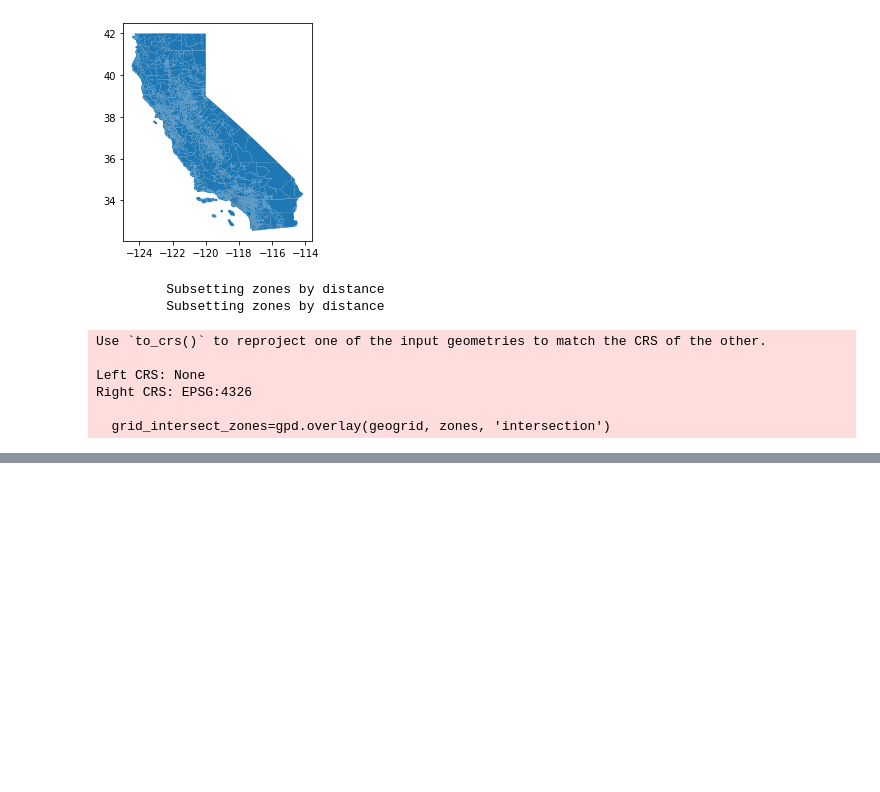
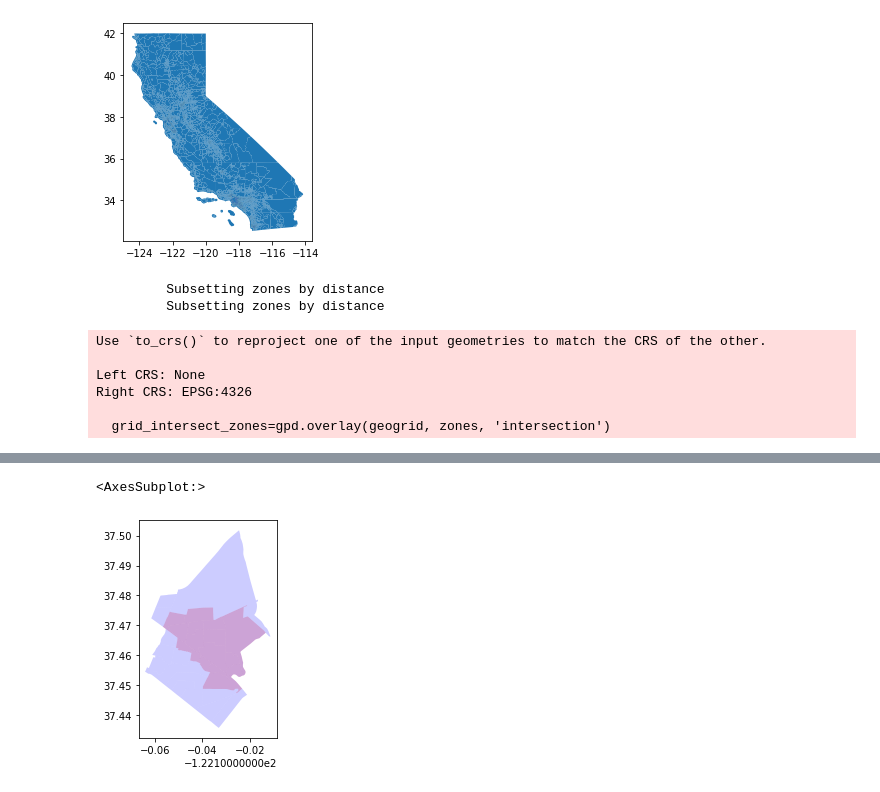
Before and after one commit to CityScope/CS_Spatial_Modules, a Jupyter notebook: prep_table_usa.ipynb, the cells around one changed output, grey strips where cells are left out. Drawn from its saved outputs; the diff is of its cells as text; code cells hidden in the pictures; blank space fills up the shorter version.

```diff
--- a/prep_table_usa.ipynb
+++ b/prep_table_usa.ipynb
@@ -131,0 +169,9 @@ geogrid.to_file('tables/{}/geogrid.geojson'.format(table_name), driver='GeoJSON'
+# %%
+import matplotlib.pyplot as plt
+fig, ax= plt.subplots()
+
+zones.loc[zones['sim_area']].plot(ax=ax, color='red', alpha=0.2)
+zones.loc[zones['reference_area']].plot(ax=ax, color='blue', alpha=0.2)
+# %% [output]
+<AxesSubplot:>
+[figure, added]
```
Also changed, not shown: parts of 9 cells of this notebook, 9 other files.
